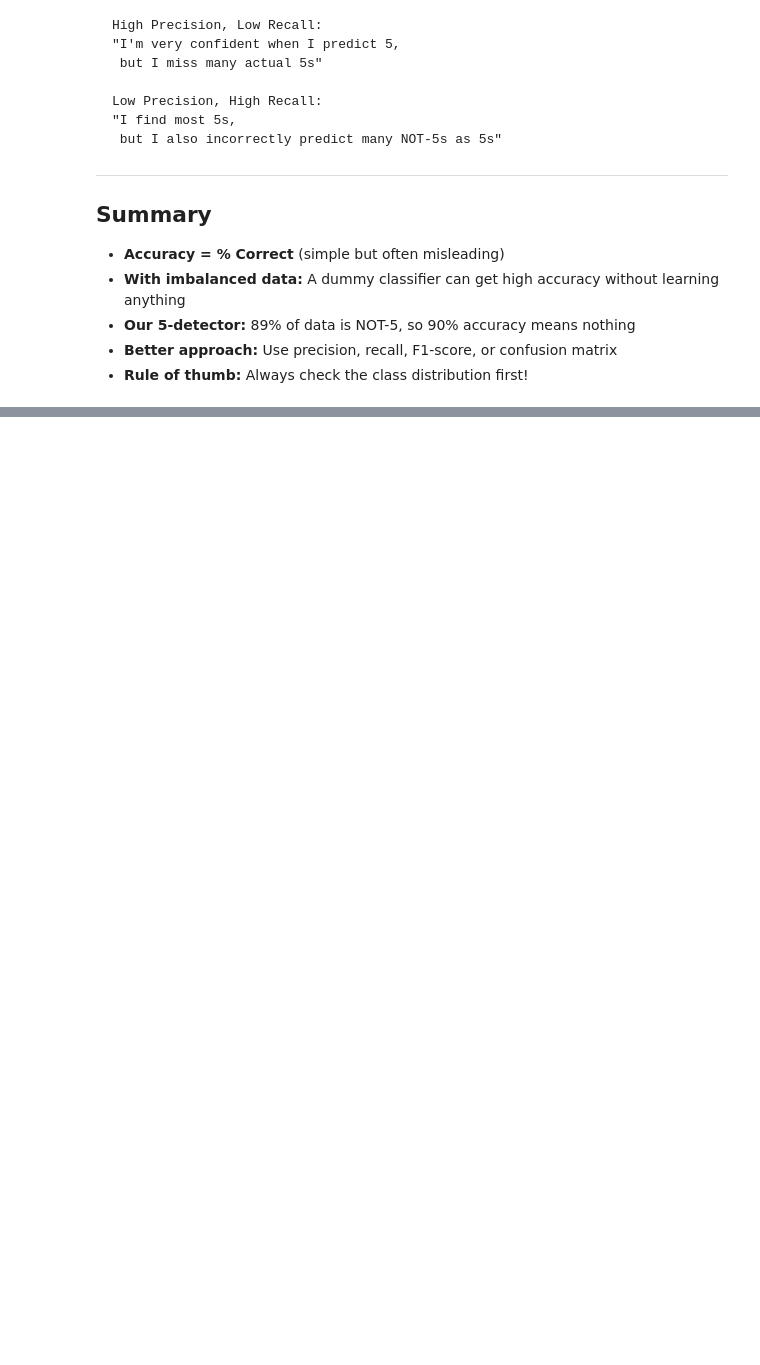
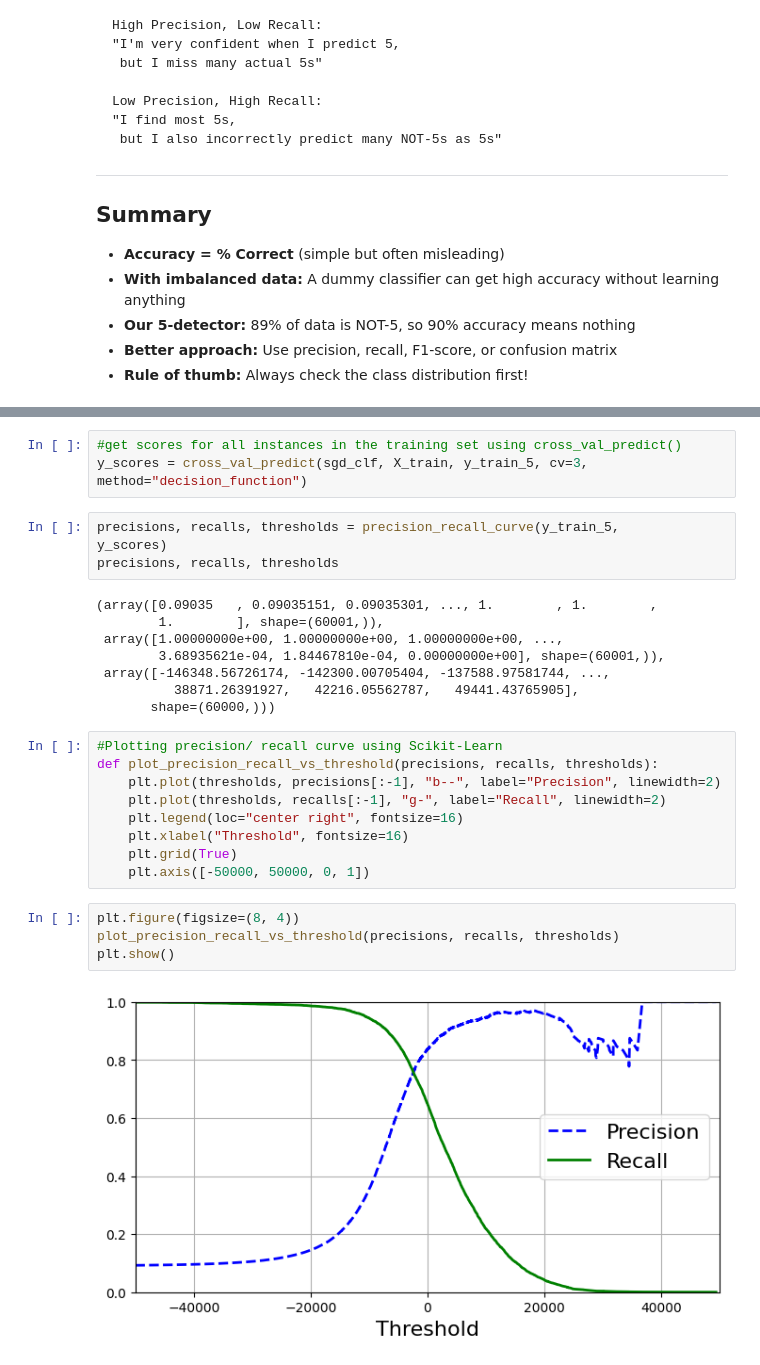
Before and after one commit to AdkxKashyap/cloudxlabs_mylearnings_projects, a Jupyter notebook: ml_notes/3_Classification/five_detector_binary_classification.ipynb, the cells around one changed output, grey strips where cells are left out. Cells and saved outputs as stored; diff of their text form; blank space fills up the shorter version.

```diff
--- a/ml_notes/3_Classification/five_detector_binary_classification.ipynb
+++ b/ml_notes/3_Classification/five_detector_binary_classification.ipynb
@@ -447,0 +509,31 @@ Low Precision, High Recall:
+# %%
+#get scores for all instances in the training set using cross_val_predict()
+y_scores = cross_val_predict(sgd_clf, X_train, y_train_5, cv=3,
+method="decision_function")
+# %%
+precisions, recalls, thresholds = precision_recall_curve(y_train_5,
+y_scores)
+precisions, recalls, thresholds
+# %% [output]
+(array([0.09035   , 0.09035151, 0.09035301, ..., 1.        , 1.        ,
+        1.        ], shape=(60001,)),
+ array([1.00000000e+00, 1.00000000e+00, 1.00000000e+00, ...,
+        3.68935621e-04, 1.84467810e-04, 0.00000000e+00], shape=(60001,)),
+ array([-146348.56726174, -142300.00705404, -137588.97581744, ...,
+          38871.26391927,   42216.05562787,   49441.43765905],
+       shape=(60000,)))
+# %%
+#Plotting precision/ recall curve using Scikit-Learn
+def plot_precision_recall_vs_threshold(precisions, recalls, thresholds):
+    plt.plot(thresholds, precisions[:-1], "b--", label="Precision", linewidth=2)
+    plt.plot(thresholds, recalls[:-1], "g-", label="Recall", linewidth=2)
+    plt.legend(loc="center right", fontsize=16)
+    plt.xlabel("Threshold", fontsize=16)
+    plt.grid(True)
+    plt.axis([-50000, 50000, 0, 1])
+# %%
+plt.figure(figsize=(8, 4))
+plot_precision_recall_vs_threshold(precisions, recalls, thresholds)
+plt.show()
+# %% [output]
+[figure, added]
```
Also changed, not shown: parts of 15 cells of this notebook.
